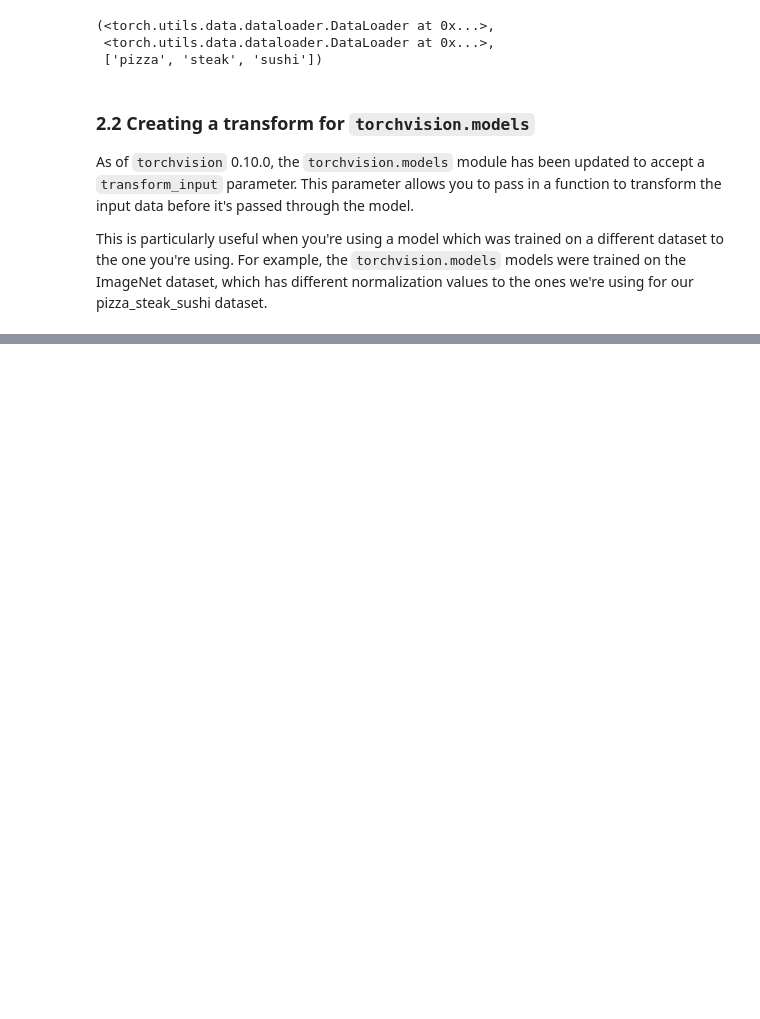
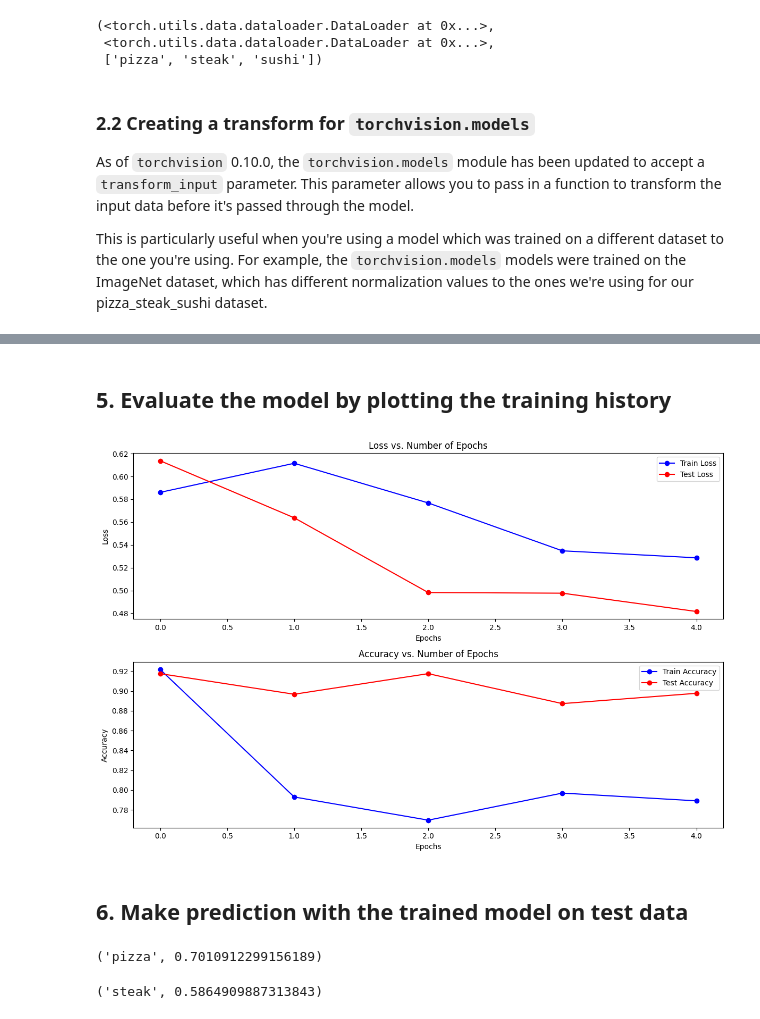
Before and after one commit to bpiaple/PyTorch-Course, a Jupyter notebook: 06_transfert_learning/06_pytorch_transfert_learning.ipynb, the cells around one changed output, grey strips where cells are left out. Saved outputs shown, nothing was run; the diff lists cells and outputs as text; code cells hidden in the pictures; blank space fills up the shorter version.

Commit message:
Refactor custom dataset notebook structure and add prediction and plotting functionality

```diff
--- a/06_transfert_learning/06_pytorch_transfert_learning.ipynb
+++ b/06_transfert_learning/06_pytorch_transfert_learning.ipynb
@@ -168,0 +325,11 @@ This is particularly useful when you're using a model which was trained on a dif
+# %%
+# Update the classifier
+from torch import nn
+
+model.classifier = nn.Sequential(
+    nn.Dropout(0.3, inplace=True),
+    nn.Linear(in_features=1536,
+              out_features=len(class_names))
+).to(device)
+
+model.classifier
@@ -168,0 +387,26 @@ This is particularly useful when you're using a model which was trained on a dif
+# %%
+# Define the loss and optimizer functions
+from torch import nn, optim
+
+loss_function = nn.CrossEntropyLoss()
+optimizer = optim.Adam(model.parameters(), lr=0.001)
+# %%
+# Import train function
+from going_modular import engine
+
+# Start timer for training
+import time
+start_time = time.time()
+
+# Train the model
+history = engine.train(model=model,
+                       train_dataloader=train_data,
+                       test_dataloader=test_data,
+                       loss_fn=loss_function,
+                       optimizer=optimizer,
+                       device=device,
+                       epochs=5)
+
+# End timer for training
+end_time = time.time()
+print(f"Training time: {end_time - start_time} seconds")
@@ -168,0 +420,12 @@ This is particularly useful when you're using a model which was trained on a dif
+# %% [markdown]
+## 5. Evaluate the model by plotting the training history
+# %%
+# Plot the training history
+
+from going_modular import plot_results
+
+plot_results.plot_results(history)
+# %% [output]
+[figure, added]
+# %% [markdown]
+## 6. Make prediction with the trained model on test data
@@ -168,0 +439,13 @@ This is particularly useful when you're using a model which was trained on a dif
+# %%
+class_names_predicted, probability
+# %% [output]
+('pizza', 0.7010912299156189)
+# %%
+class_names_predicted, probability = predict_image(model=model,
+                                                   image_path="data/images/steak.jpg",
+                                                   transform=pretrained_transform,
+                                                   class_names=class_names)
+
+class_names_predicted, probability
+# %% [output]
+('steak', 0.5864909887313843)
```
Also changed, not shown: parts of 25 cells of this notebook, 2 other files.
